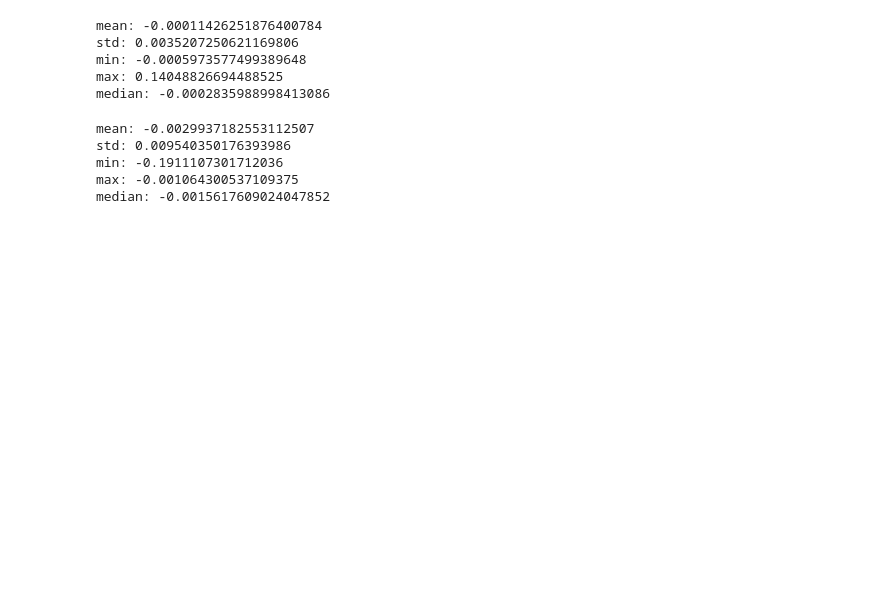
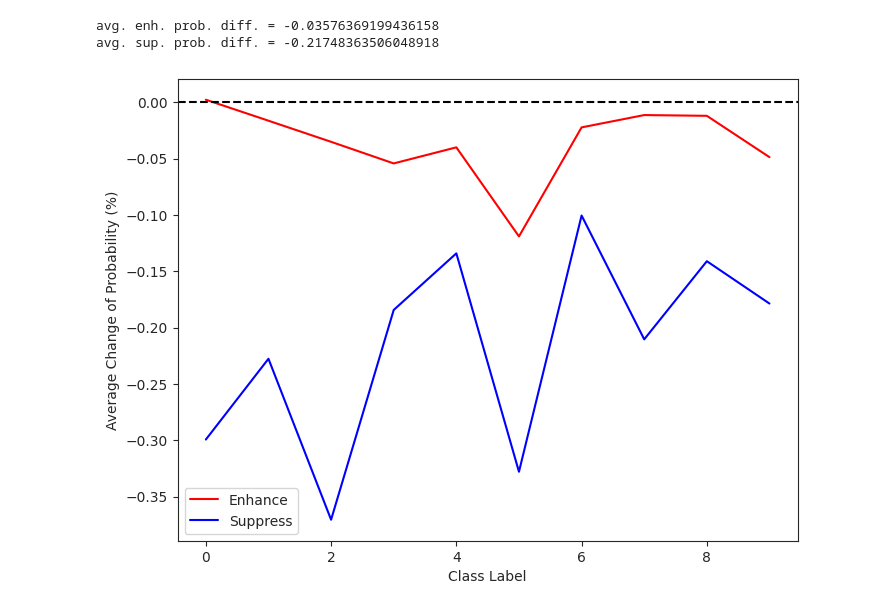
Before and after one commit to posl/RepTran-replication, a Jupyter notebook: playgrounds/analyze_proba_diff.ipynb, the cells around one changed output. Cells and saved outputs as stored; diff of their text form; code cells hidden in the pictures; blank space fills up the shorter version.

```diff
--- a/playgrounds/analyze_proba_diff.ipynb
+++ b/playgrounds/analyze_proba_diff.ipynb
@@ -51,28 +52,10 @@ plt.show()
-# %%
-# enh_proba - ori_probaの記述統計量を表示
-diff = enh_proba - ori_proba
-print(f"mean: {diff.mean()}")
-print(f"std: {diff.std()}")
-print(f"min: {diff.min()}")
-print(f"max: {diff.max()}")
-print(f"median: {np.median(diff)}")
-# %% [output]
-mean: -0.00011426251876400784
-std: 0.0035207250621169806
-min: -0.0005973577499389648
-max: 0.14048826694488525
-median: -0.0002835988998413086
-# %%
-# enh_proba - ori_probaの記述統計量を表示
-diff = sup_proba - ori_proba
-print(f"mean: {diff.mean()}")
-print(f"std: {diff.std()}")
-print(f"min: {diff.min()}")
-print(f"max: {diff.max()}")
-print(f"median: {np.median(diff)}")
-# %% [output]
-mean: -0.0029937182553112507
-std: 0.009540350176393986
-min: -0.1911107301712036
-max: -0.001064300537109375
-median: -0.0015617609024047852
+# %%
+ds_name = "c10"
+num_labels = 10
+save_dir = os.path.join(getattr(ViTExperiment, ds_name).OUTPUT_DIR, "pred_results")
+used_column = "train"
+plot_proba_diff(ds_name, num_labels, save_dir, used_column)
+# %% [output]
+avg. enh. prob. diff. = -0.03576369199436158
+avg. sup. prob. diff. = -0.21748363506048918
+[figure, added]
```
Also changed, not shown: parts of 5 cells of this notebook, 4 other files.
